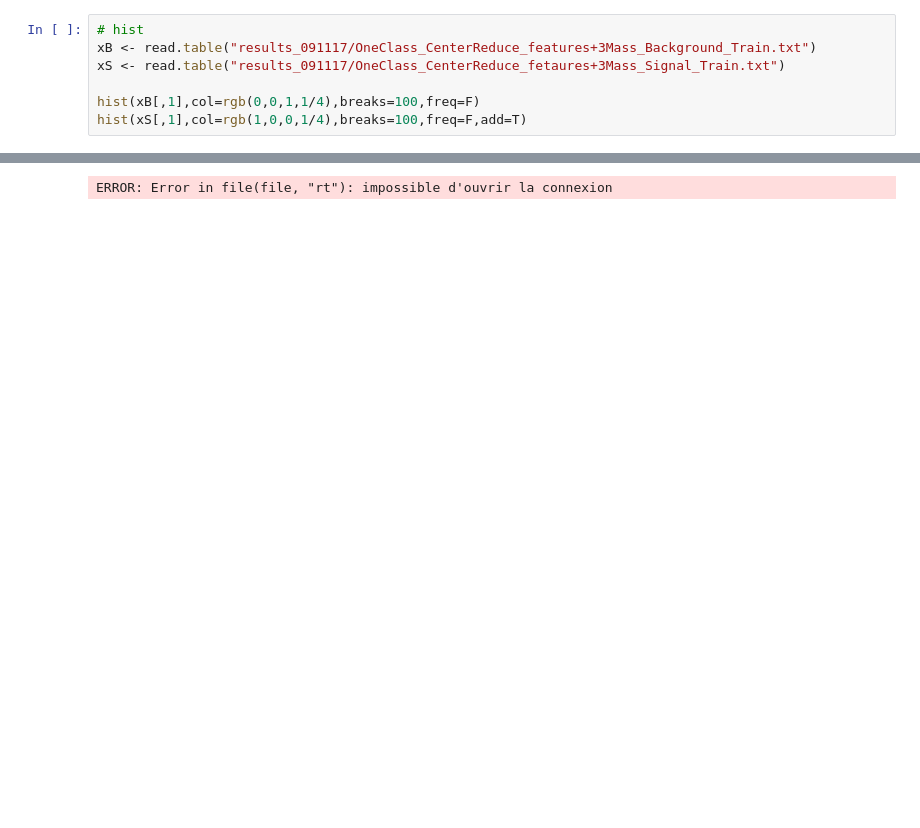
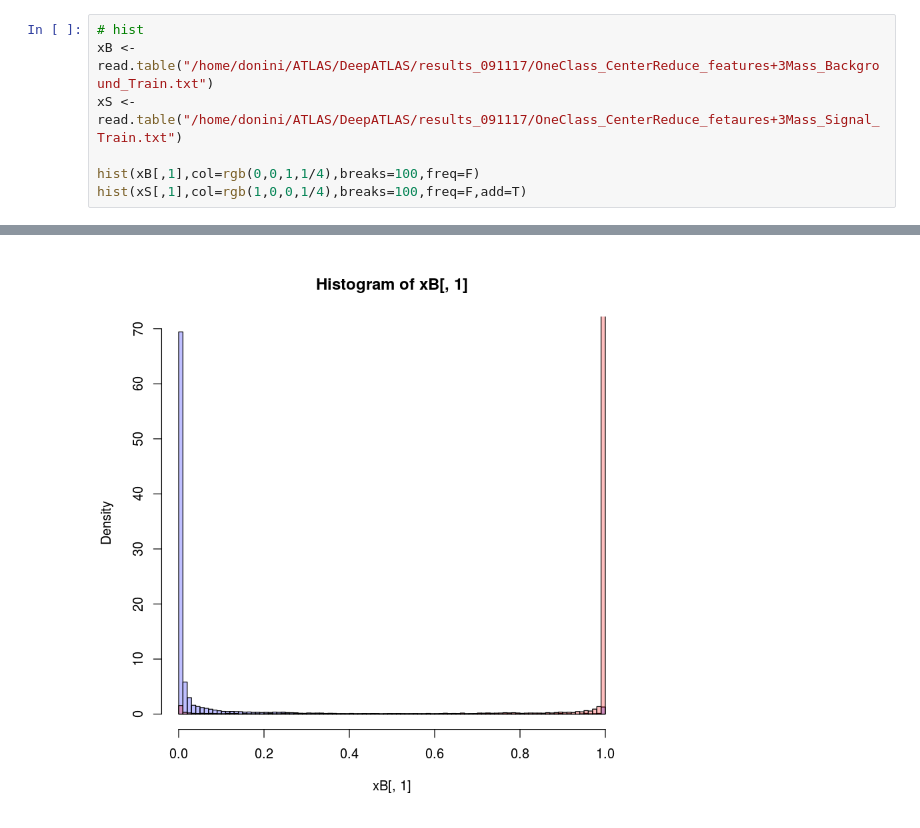
Before and after one commit to judonini/MLwithR, a Jupyter notebook: ROC+with+R.ipynb, the cells around one changed output, grey strips where cells are left out. Saved outputs shown, nothing was run; the diff lists cells and outputs as text; blank space fills up the shorter version.

```diff
--- a/ROC+with+R.ipynb
+++ b/ROC+with+R.ipynb
@@ -18,7 +23,7 @@ ERROR: Error in file(file, "rt"): impossible d'ouvrir la connexion
 # %%
 # hist
-xB <- read.table("results_091117/OneClass_CenterReduce_features+3Mass_Background_Train.txt")
-xS <- read.table("results_091117/OneClass_CenterReduce_fetaures+3Mass_Signal_Train.txt")
+xB <- read.table("/home/donini/ATLAS/DeepATLAS/results_091117/OneClass_CenterReduce_features+3Mass_Background_Train.txt")
+xS <- read.table("/home/donini/ATLAS/DeepATLAS/results_091117/OneClass_CenterReduce_fetaures+3Mass_Signal_Train.txt")
 
 hist(xB[,1],col=rgb(0,0,1,1/4),breaks=100,freq=F)
 hist(xS[,1],col=rgb(1,0,0,1/4),breaks=100,freq=F,add=T)
@@ -28 +31 @@ Warning message in file(file, "rt"):
-ERROR: Error in file(file, "rt"): impossible d'ouvrir la connexion
+[figure, added]
```
Also changed, not shown: parts of 5 cells of this notebook.
